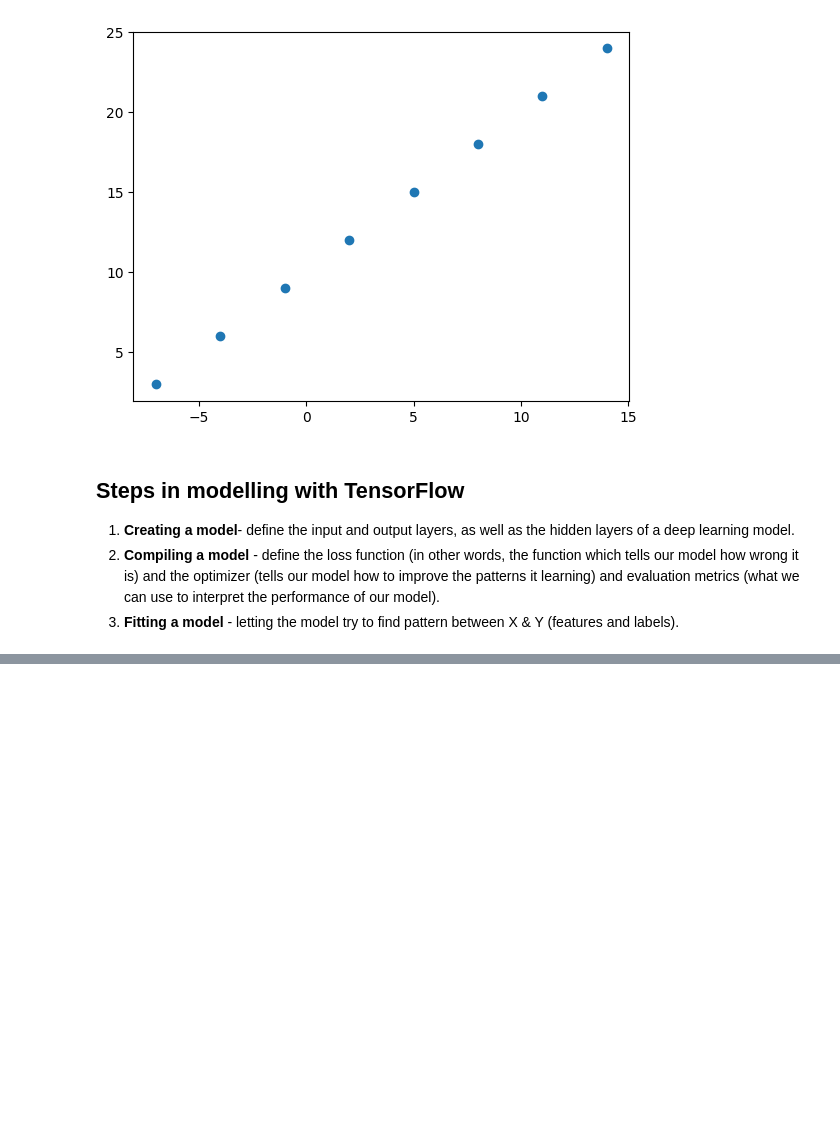
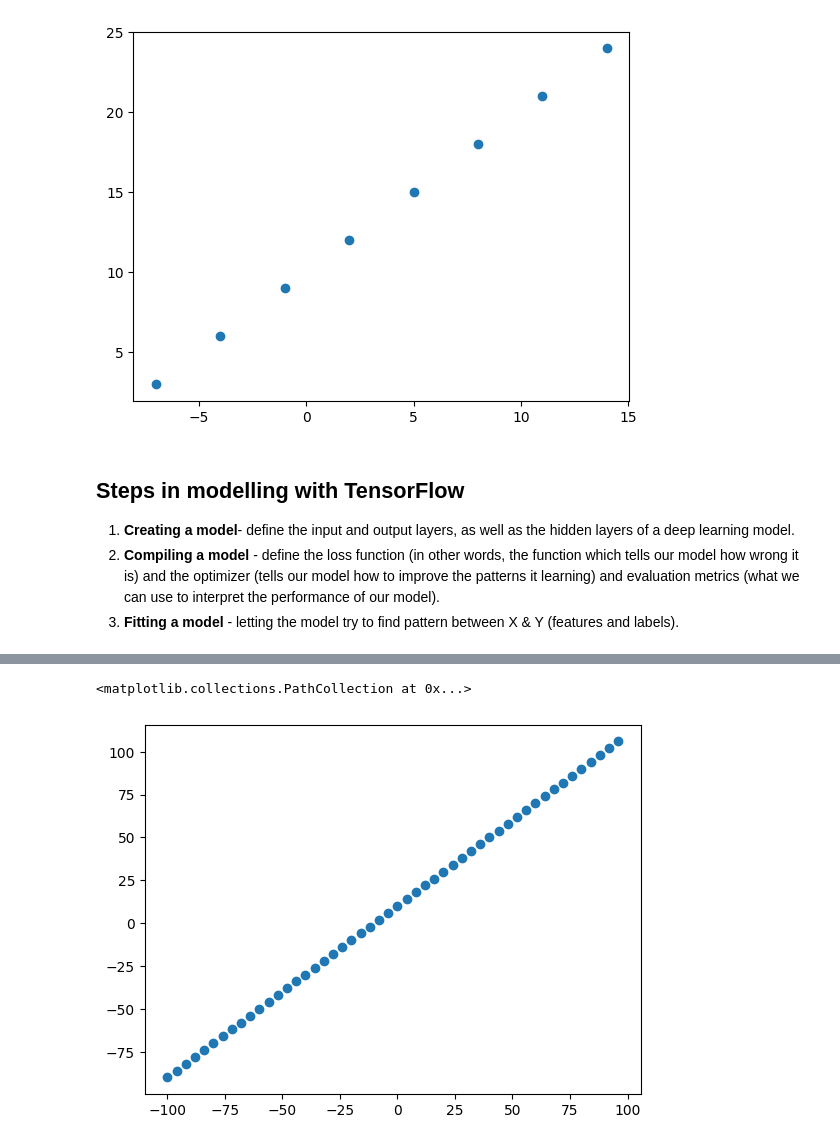
Before and after one commit to dcolbourne/Colab, a Jupyter notebook: neuralnetworkregression.ipynb, the cells around one changed output, grey strips where cells are left out. Cells and saved outputs as stored; diff of their text form; code cells hidden in the pictures; blank space fills up the shorter version.

```diff
--- a/neuralnetworkregression.ipynb
+++ b/neuralnetworkregression.ipynb
@@ -130,0 +699,5 @@ Epoch 5/5
+# %%
+plt.scatter(X,Y)
+# %% [output]
+<matplotlib.collections.PathCollection at 0x...>
+[figure, added]
```
Also changed, not shown: parts of 34 cells of this notebook.
